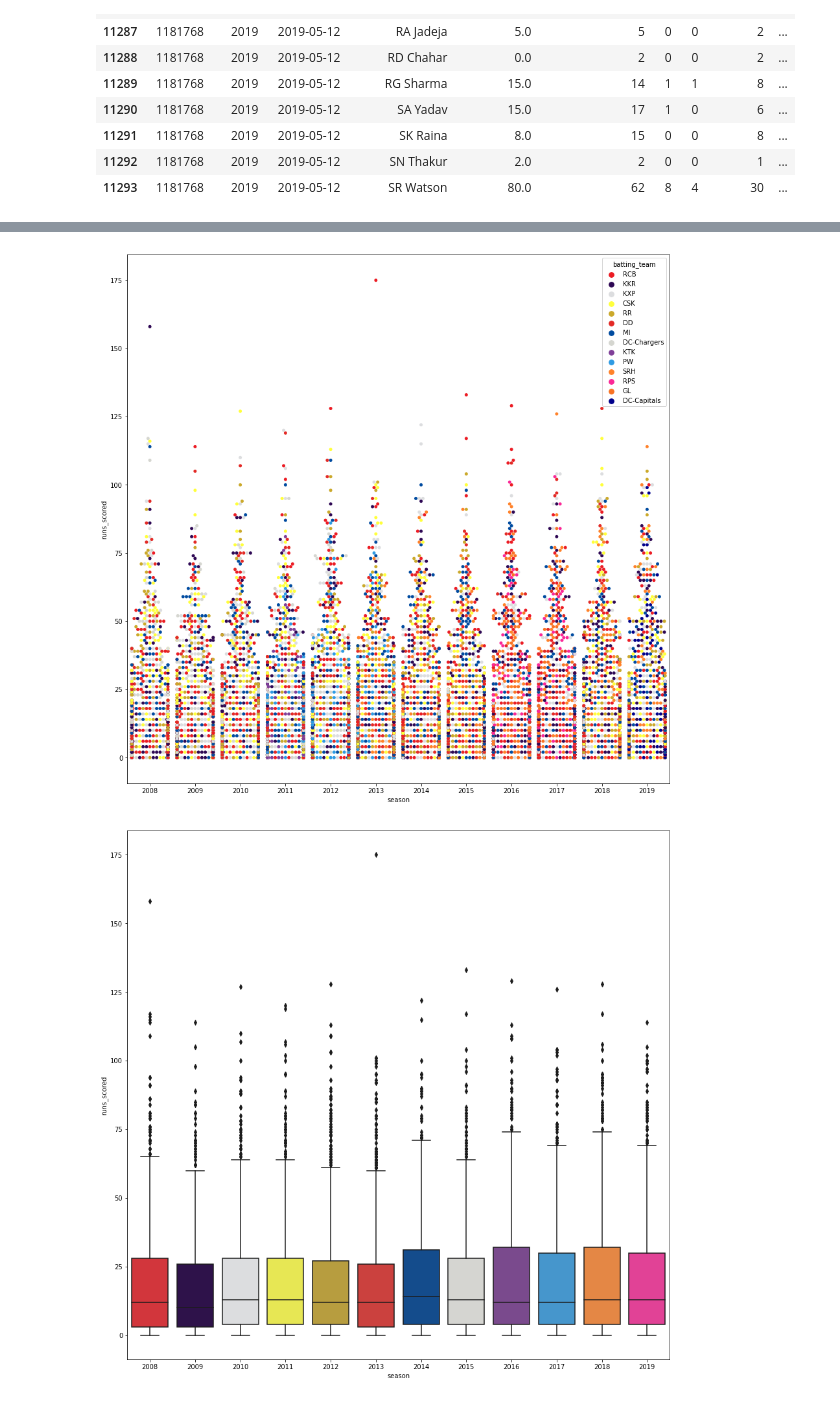
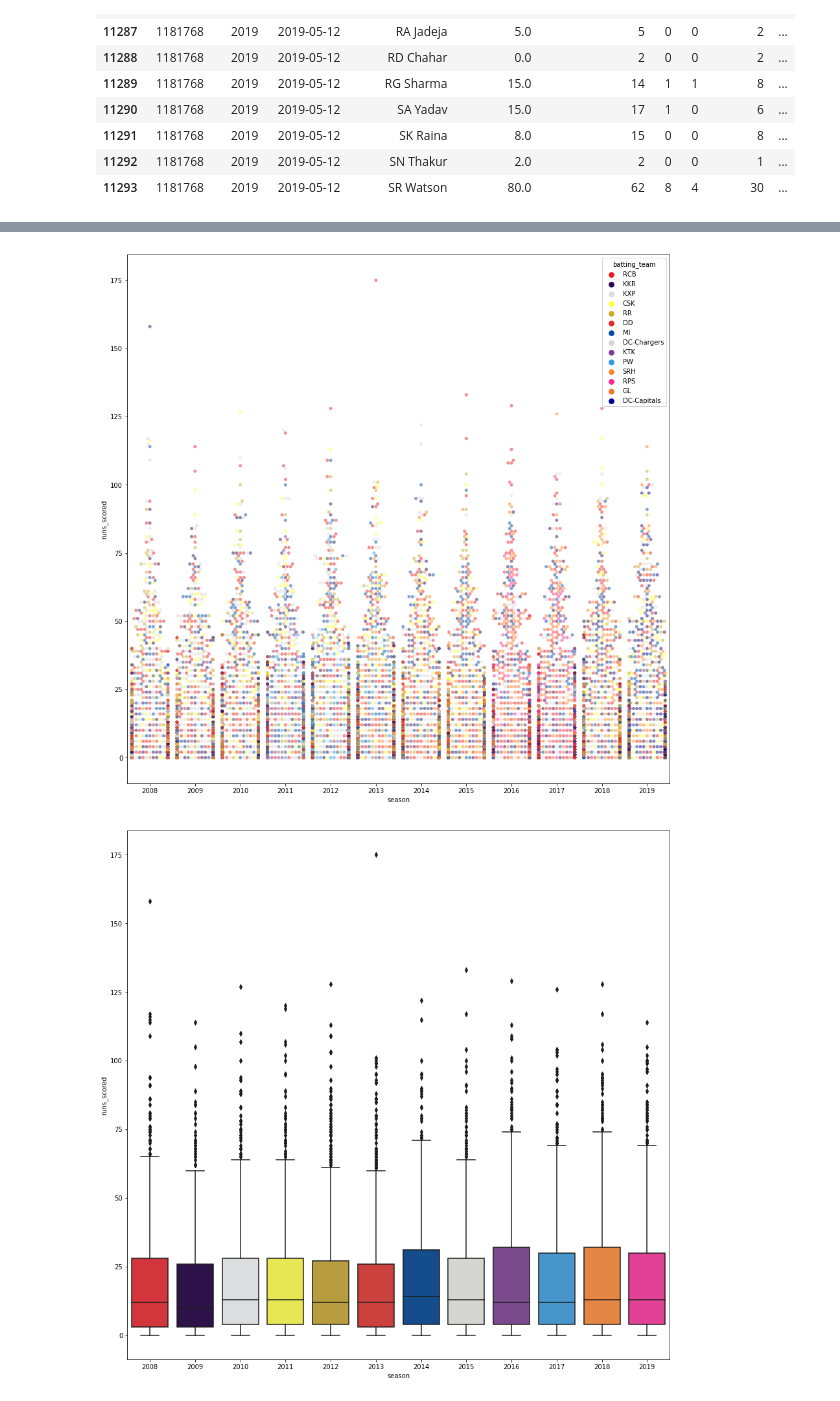
Before and after one commit to ravi-gopalan/ipl_analysis, a Jupyter notebook: ipl_analysis_v3.ipynb, the cells around one changed output, grey strips where cells are left out. Drawn from its saved outputs; the diff is of its cells as text; code cells hidden in the pictures.

Commit message:
updated plots

```diff
--- a/ipl_analysis_v3.ipynb
+++ b/ipl_analysis_v3.ipynb
@@ -743,5 +763,5 @@ df_details.head()
 # %%
-df_not_out_check = df_details[['match_id','level_0','batsman','player_out','kind']].drop_duplicates()
+df_not_out_check = df_details[['match_id','inning','batsman','player_out','kind']].drop_duplicates()
 # %%
 df_not_out_check.query('kind=="run out"')
 # %% [output]
@@ -809,5 +829,5 @@ df_not_out_check.query('kind=="run out"').head()
 # %%
-df_not_out = df_not_out_check.groupby(['match_id','level_0','player_out'],as_index=False)['out'].count()
+df_not_out = df_not_out_check.groupby(['match_id','inning','player_out'],as_index=False)['out'].count()
 # %%
 df_not_out.head()
 # %% [output]
@@ -938,4 +922,0 @@ overs = {'0.1': '1','0.2': '1', '0.3': '1', '0.4': '1', '0.5': '1', '0.6': '1',
-# %%
-df_combined['over'] = df_combined['level_1'].map(overs)
-# %%
-df_combined['delivery'] = df_combined['level_1'].map(delivery)
@@ -1174,9 +1177,9 @@ sns.set_palette(palette=ipl_palette)
 # %%
 #plt.hist(df_batsman['runs_scored'])
 plt.figure(figsize=(15,15))
-sns.swarmplot(data=df_batsman,x='season',y='runs_scored',hue='batting_team');
+sns.swarmplot(data=df_batsman,x='season',y='runs_scored',hue='batting_team',alpha=0.5);
 # %% [output]
-[figure, old version]
+[figure, new version]
 # %%
 plt.figure(figsize=(15,15))
 sns.boxplot(data=df_batsman,x='season',y='runs_scored');
```
Also changed, not shown: parts of 101 cells of this notebook.
